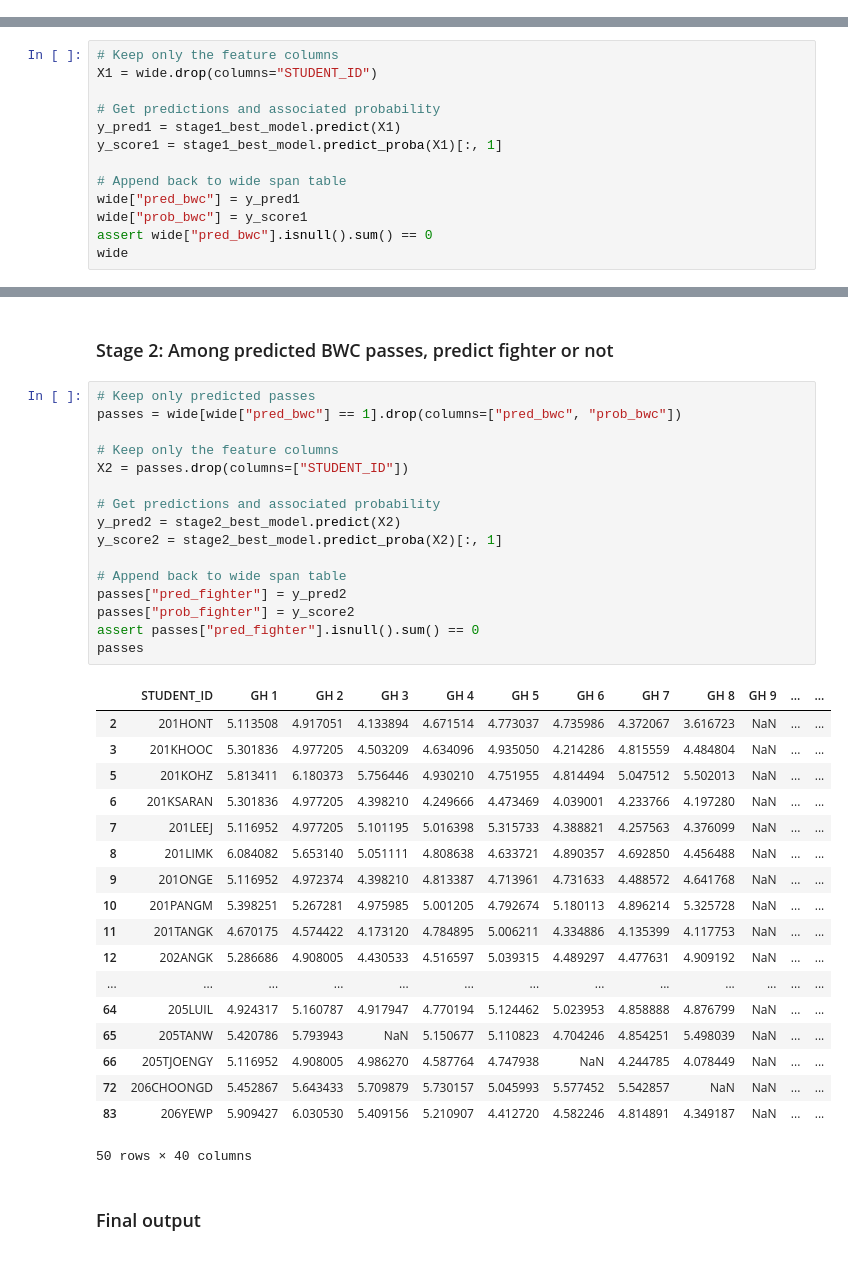
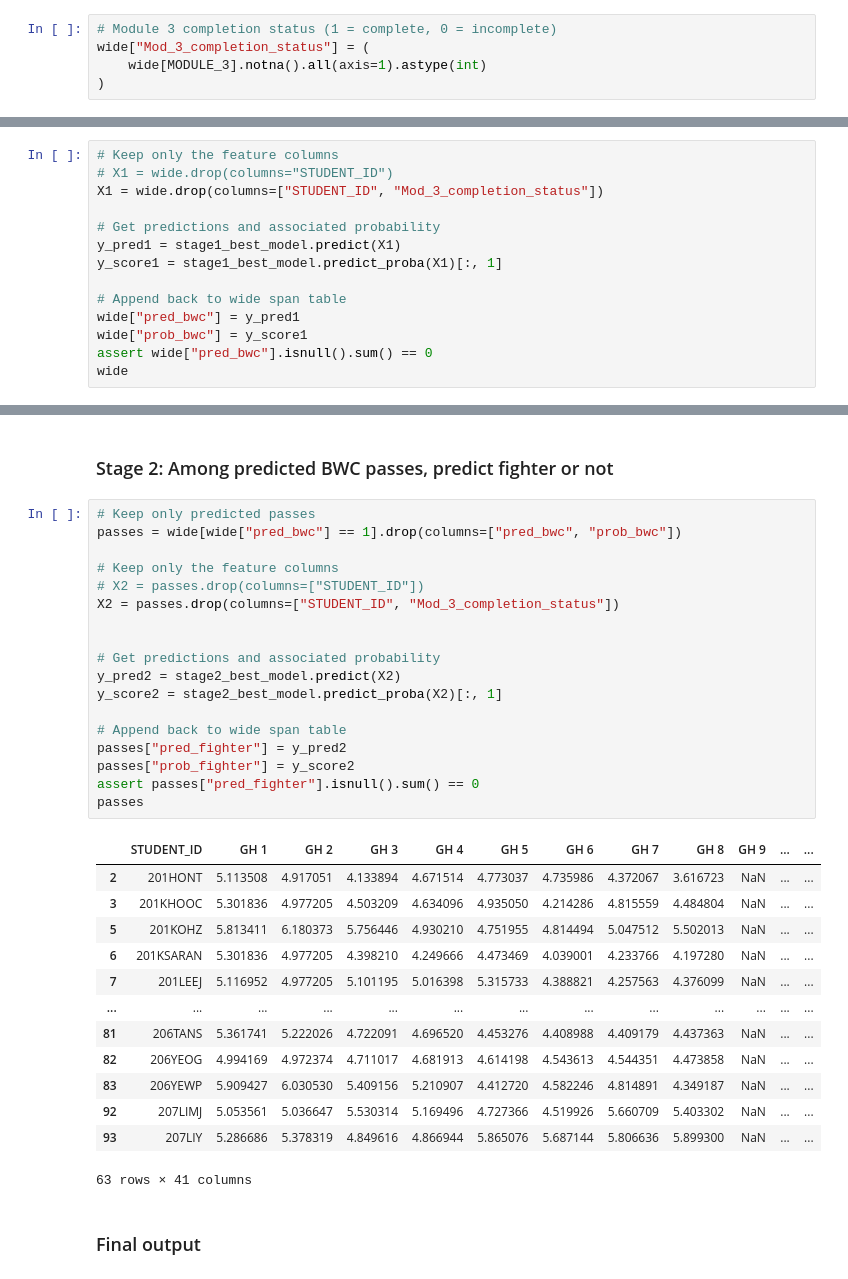
Before and after one commit to MikPad31/bwc_early_streaming, a Jupyter notebook: inference.ipynb, the cells around one changed output, grey strips where cells are left out. Drawn from its saved outputs; the diff is of its cells as text.

```diff
--- a/inference.ipynb
+++ b/inference.ipynb
@@ -187,3 +189,8 @@ wide
+# %%
+# Module 3 completion status (1 = complete, 0 = incomplete)
+wide["Mod_3_completion_status"] = (
+    wide[MODULE_3].notna().all(axis=1).astype(int)
+)
 # %% [markdown]
 ## Run inference
 # %%
@@ -194,7 +201,8 @@ stage2_best_model = joblib.load("models/stage2_best_model.joblib")
 ### Stage 1: Predict BWC pass or fail
 # %%
 # Keep only the feature columns
-X1 = wide.drop(columns="STUDENT_ID")
+# X1 = wide.drop(columns="STUDENT_ID")
+X1 = wide.drop(columns=["STUDENT_ID", "Mod_3_completion_status"])
 
 # Get predictions and associated probability
 y_pred1 = stage1_best_model.predict(X1)
@@ -224,38 +232,35 @@ wide
 # %%
 # Keep only predicted passes
 passes = wide[wide["pred_bwc"] == 1].drop(columns=["pred_bwc", "prob_bwc"])
 
 # Keep only the feature columns
-X2 = passes.drop(columns=["STUDENT_ID"])
+# X2 = passes.drop(columns=["STUDENT_ID"])
+X2 = passes.drop(columns=["STUDENT_ID", "Mod_3_completion_status"])
+
 
 # Get predictions and associated probability
 y_pred2 = stage2_best_model.predict(X2)
 y_score2 = stage2_best_model.predict_proba(X2)[:, 1]
 
 # Append back to wide span table
 passes["pred_fighter"] = y_pred2
 passes["prob_fighter"] = y_score2
 assert passes["pred_fighter"].isnull().sum() == 0
 passes
 # %% [output]
 |  | STUDENT_ID | GH 1 | GH 2 | GH 3 | GH 4 | GH 5 | GH 6 | GH 7 | GH 8 | GH 9 | ... | ... |
 | 2 | 201HONT | 5.113508 | 4.917051 | 4.133894 | 4.671514 | 4.773037 | 4.735986 | 4.372067 | 3.616723 | NaN | ... | ... |
 | 3 | 201KHOOC | 5.301836 | 4.977205 | 4.503209 | 4.634096 | 4.935050 | 4.214286 | 4.815559 | 4.484804 | NaN | ... | ... |
 | 5 | 201KOHZ | 5.813411 | 6.180373 | 5.756446 | 4.930210 | 4.751955 | 4.814494 | 5.047512 | 5.502013 | NaN | ... | ... |
 | 6 | 201KSARAN | 5.301836 | 4.977205 | 4.398210 | 4.249666 | 4.473469 | 4.039001 | 4.233766 | 4.197280 | NaN | ... | ... |
 | 7 | 201LEEJ | 5.116952 | 4.977205 | 5.101195 | 5.016398 | 5.315733 | 4.388821 | 4.257563 | 4.376099 | NaN | ... | ... |
-| 8 | 201LIMK | 6.084082 | 5.653140 | 5.051111 | 4.808638 | 4.633721 | 4.890357 | 4.692850 | 4.456488 | NaN | ... | ... |
-| 9 | 201ONGE | 5.116952 | 4.972374 | 4.398210 | 4.813387 | 4.713961 | 4.731633 | 4.488572 | 4.641768 | NaN | ... | ... |
-| 10 | 201PANGM | 5.398251 | 5.267281 | 4.975985 | 5.001205 | 4.792674 | 5.180113 | 4.896214 | 5.325728 | NaN | ... | ... |
-| 11 | 201TANGK | 4.670175 | 4.574422 | 4.173120 | 4.784895 | 5.006211 | 4.334886 | 4.135399 | 4.117753 | NaN | ... | ... |
-| 12 | 202ANGK | 5.286686 | 4.908005 | 4.430533 | 4.516597 | 5.039315 | 4.489297 | 4.477631 | 4.909192 | NaN | ... | ... |
 | ... | ... | ... | ... | ... | ... | ... | ... | ... | ... | ... | ... | ... |
-| 64 | 205LUIL | 4.924317 | 5.160787 | 4.917947 | 4.770194 | 5.124462 | 5.023953 | 4.858888 | 4.876799 | NaN | ... | ... |
-| 65 | 205TANW | 5.420786 | 5.793943 | NaN | 5.150677 | 5.110823 | 4.704246 | 4.854251 | 5.498039 | NaN | ... | ... |
-| 66 | 205TJOENGY | 5.116952 | 4.908005 | 4.986270 | 4.587764 | 4.747938 | NaN | 4.244785 | 4.078449 | NaN | ... | ... |
-| 72 | 206CHOONGD | 5.452867 | 5.643433 | 5.709879 | 5.730157 | 5.045993 | 5.577452 | 5.542857 | NaN | NaN | ... | ... |
+| 81 | 206TANS | 5.361741 | 5.222026 | 4.722091 | 4.696520 | 4.453276 | 4.408988 | 4.409179 | 4.437363 | NaN | ... | ... |
+| 82 | 206YEOG | 4.994169 | 4.972374 | 4.711017 | 4.681913 | 4.614198 | 4.543613 | 4.544351 | 4.473858 | NaN | ... | ... |
 | 83 | 206YEWP | 5.909427 | 6.030530 | 5.409156 | 5.210907 | 4.412720 | 4.582246 | 4.814891 | 4.349187 | NaN | ... | ... |
+| 92 | 207LIMJ | 5.053561 | 5.036647 | 5.530314 | 5.169496 | 4.727366 | 4.519926 | 5.660709 | 5.403302 | NaN | ... | ... |
+| 93 | 207LIY | 5.286686 | 5.378319 | 4.849616 | 4.866944 | 5.865076 | 5.687144 | 5.806636 | 5.899300 | NaN | ... | ... |
-50 rows × 40 columns
+63 rows × 41 columns
 # %% [markdown]
 ### Final output
 # %%
```
Also changed, not shown: parts of 13 cells of this notebook, 2 other files.
